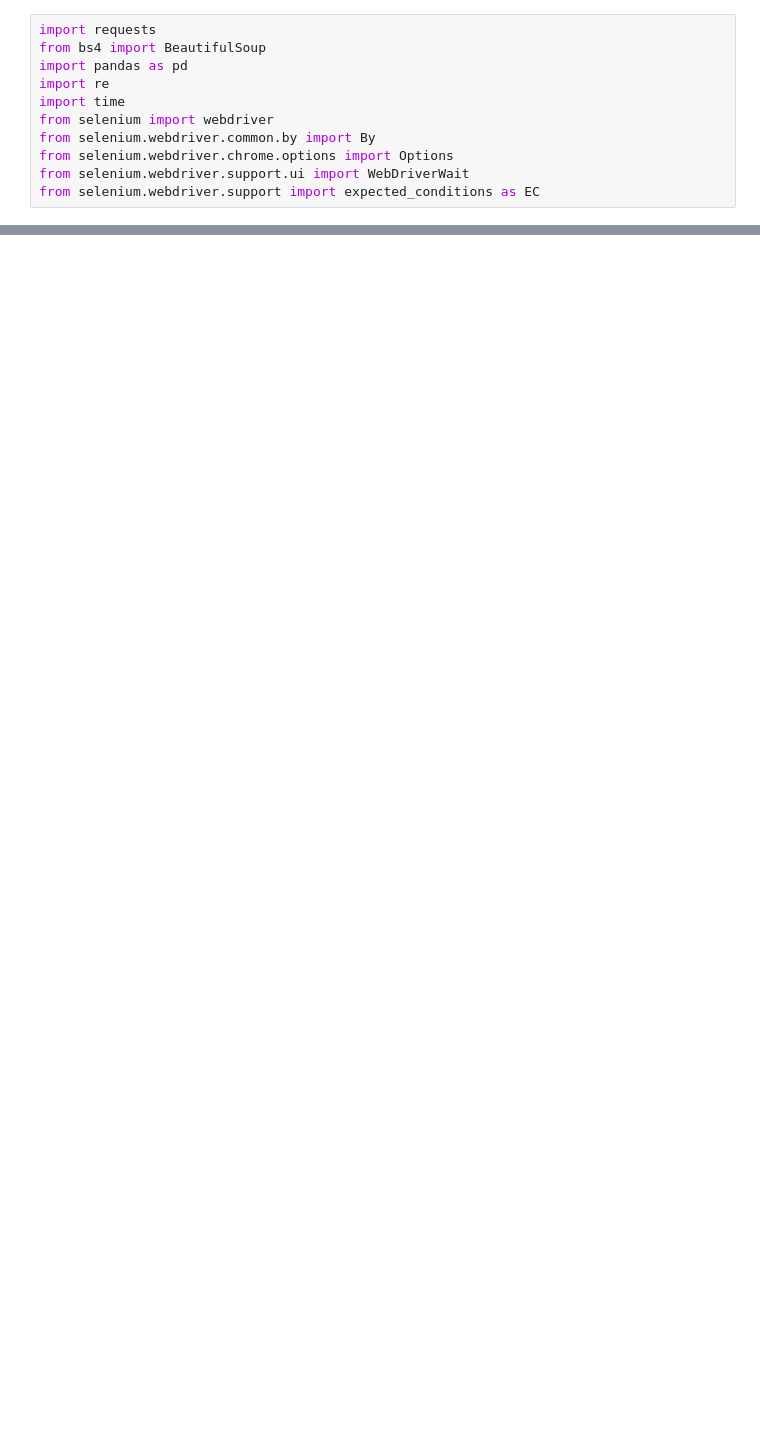
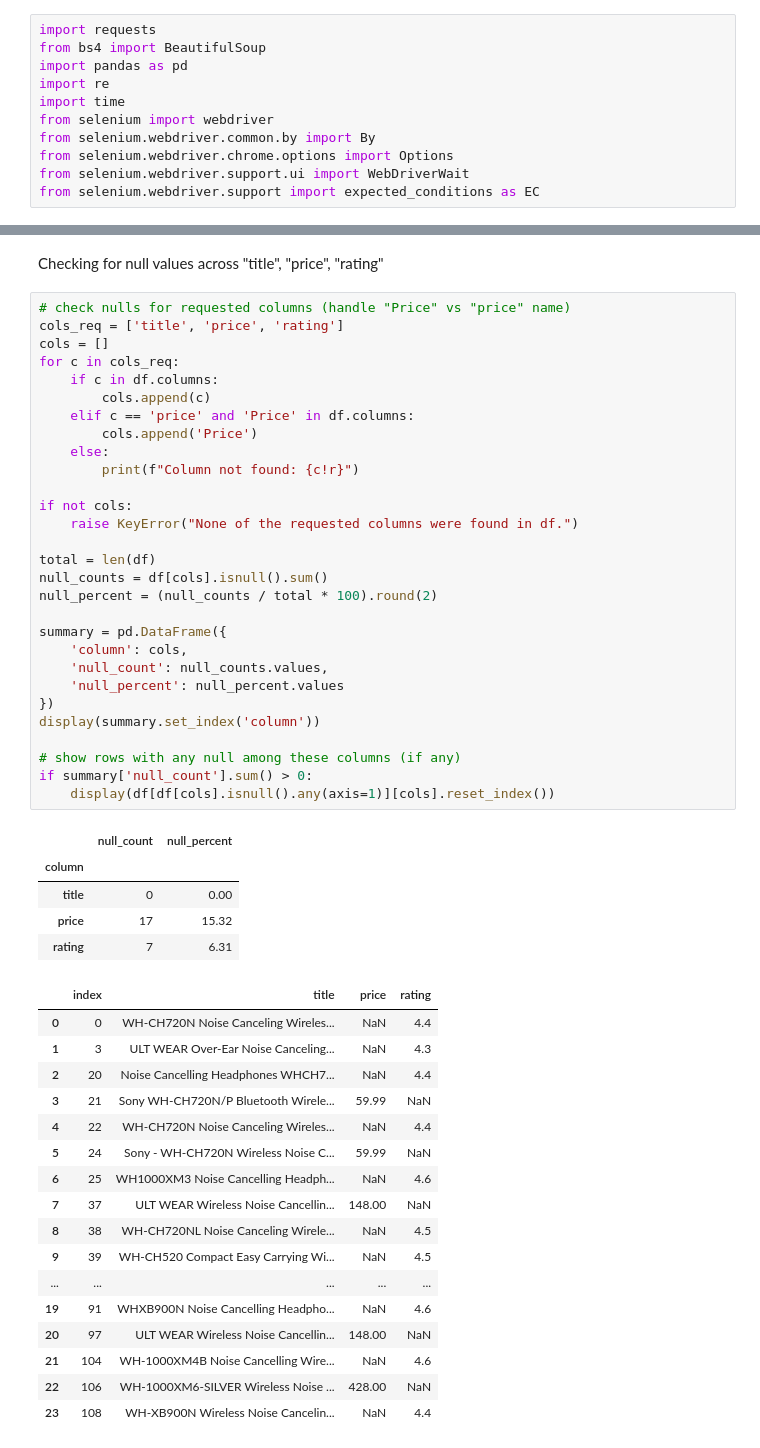
Before and after one commit to rohit-arunn/reviewprice-analysis, a Jupyter notebook: analysis.ipynb, the cells around one changed output, grey strips where cells are left out. Cells and saved outputs as stored; diff of their text form; blank space fills up the shorter version.

```diff
--- a/analysis.ipynb
+++ b/analysis.ipynb
@@ -346,0 +212,54 @@ Spearman correlation: 0.9177
+# %% [markdown]
+Checking for null values across "title", "price", "rating"
+# %%
+# check nulls for requested columns (handle "Price" vs "price" name)
+cols_req = ['title', 'price', 'rating']
+cols = []
+for c in cols_req:
+    if c in df.columns:
+        cols.append(c)
+    elif c == 'price' and 'Price' in df.columns:
+        cols.append('Price')
+    else:
+        print(f"Column not found: {c!r}")
+
+if not cols:
+    raise KeyError("None of the requested columns were found in df.")
+
+total = len(df)
+null_counts = df[cols].isnull().sum()
+null_percent = (null_counts / total * 100).round(2)
+
+summary = pd.DataFrame({
+    'column': cols,
+    'null_count': null_counts.values,
+    'null_percent': null_percent.values
+})
+display(summary.set_index('column'))
+
+# show rows with any null among these columns (if any)
+if summary['null_count'].sum() > 0:
+    display(df[df[cols].isnull().any(axis=1)][cols].reset_index())
+# %% [output]
+|  | null_count | null_percent |
+| column |  |  |
+| title | 0 | 0.00 |
+| price | 17 | 15.32 |
+| rating | 7 | 6.31 |
+|  | index | title | price | rating |
+| 0 | 0 | WH-CH720N Noise Canceling Wireles... | NaN | 4.4 |
+| 1 | 3 | ULT WEAR Over-Ear Noise Canceling... | NaN | 4.3 |
+| 2 | 20 | Noise Cancelling Headphones WHCH7... | NaN | 4.4 |
+| 3 | 21 | Sony WH-CH720N/P Bluetooth Wirele... | 59.99 | NaN |
+| 4 | 22 | WH-CH720N Noise Canceling Wireles... | NaN | 4.4 |
+| 5 | 24 | Sony - WH-CH720N Wireless Noise C... | 59.99 | NaN |
+| 6 | 25 | WH1000XM3 Noise Cancelling Headph... | NaN | 4.6 |
+| 7 | 37 | ULT WEAR Wireless Noise Cancellin... | 148.00 | NaN |
+| 8 | 38 | WH-CH720NL Noise Canceling Wirele... | NaN | 4.5 |
+| 9 | 39 | WH-CH520 Compact Easy Carrying Wi... | NaN | 4.5 |
+| ... | ... | ... | ... | ... |
+| 19 | 91 | WHXB900N Noise Cancelling Headpho... | NaN | 4.6 |
+| 20 | 97 | ULT WEAR Wireless Noise Cancellin... | 148.00 | NaN |
+| 21 | 104 | WH-1000XM4B Noise Cancelling Wire... | NaN | 4.6 |
+| 22 | 106 | WH-1000XM6-SILVER Wireless Noise ... | 428.00 | NaN |
+| 23 | 108 | WH-XB900N Wireless Noise Cancelin... | NaN | 4.4 |
```
Also changed, not shown: parts of 22 cells of this notebook.
